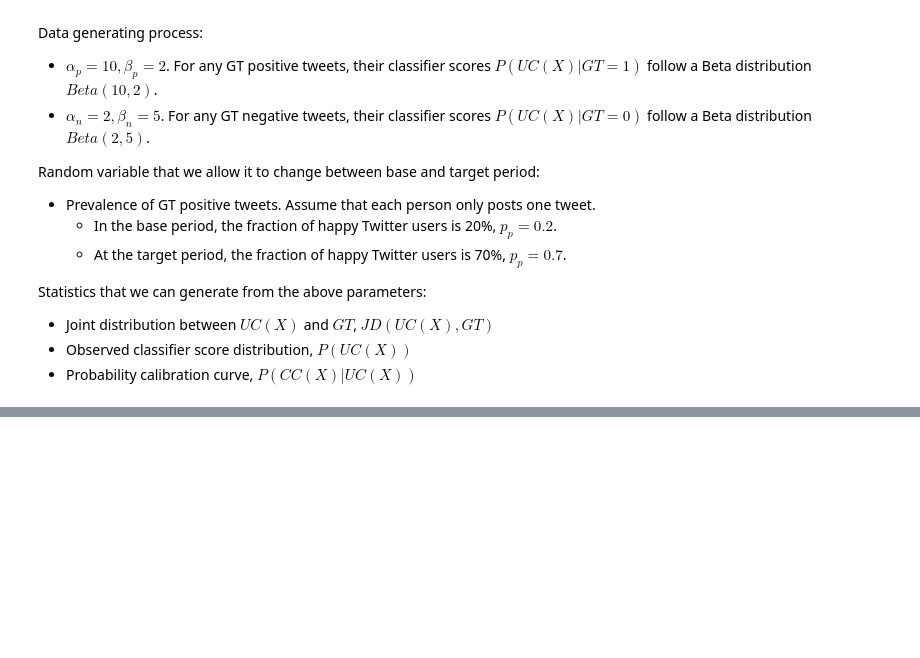
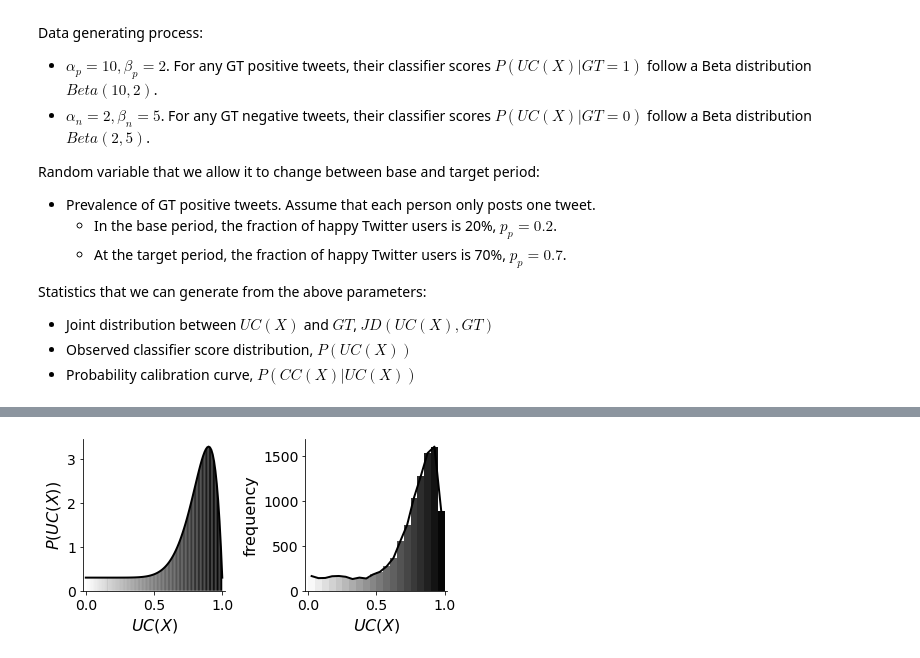
Before and after one commit to avalanchesiqi/prevalence-estimation-tutorial, a Jupyter notebook: code/Sec0-Data-Generating.ipynb, the cells around one changed output, grey strips where cells are left out. Cells and saved outputs as stored; diff of their text form; code cells hidden in the pictures; blank space fills up the shorter version.

```diff
--- a/code/Sec0-Data-Generating.ipynb
+++ b/code/Sec0-Data-Generating.ipynb
@@ -97,0 +95,5 @@ Statistics that we can generate from the above parameters:
+# %%
+mixture_model_rv = MixtureModel([stats.beta(10, 2), stats.uniform(0, 1)], weights=[0.7, 0.3])
+mixture_model_rv.plot_pdf_and_hist(size=10000)
+# %% [output]
+[figure, added]
```
Also changed, not shown: parts of 12 cells of this notebook, 6 other files.
